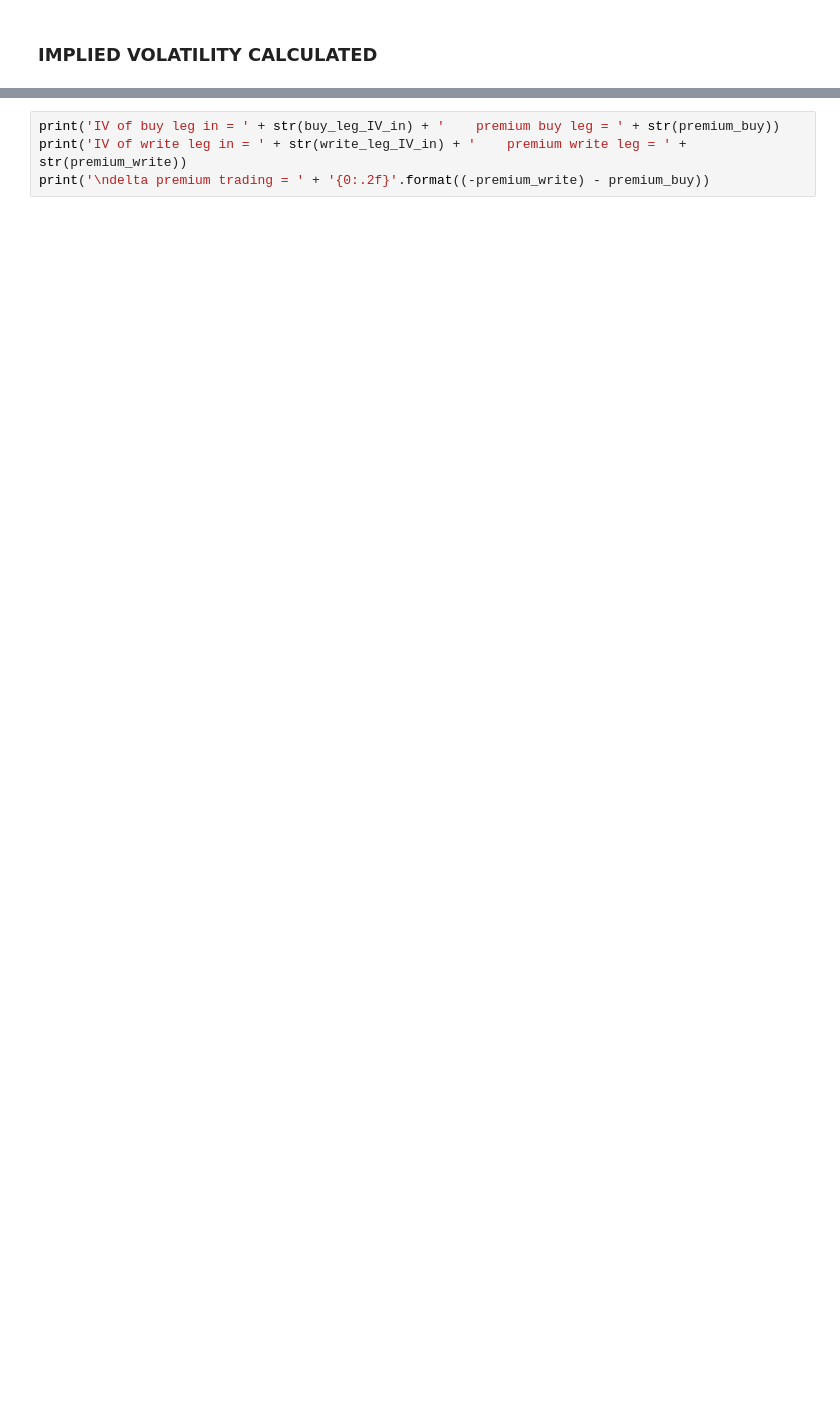
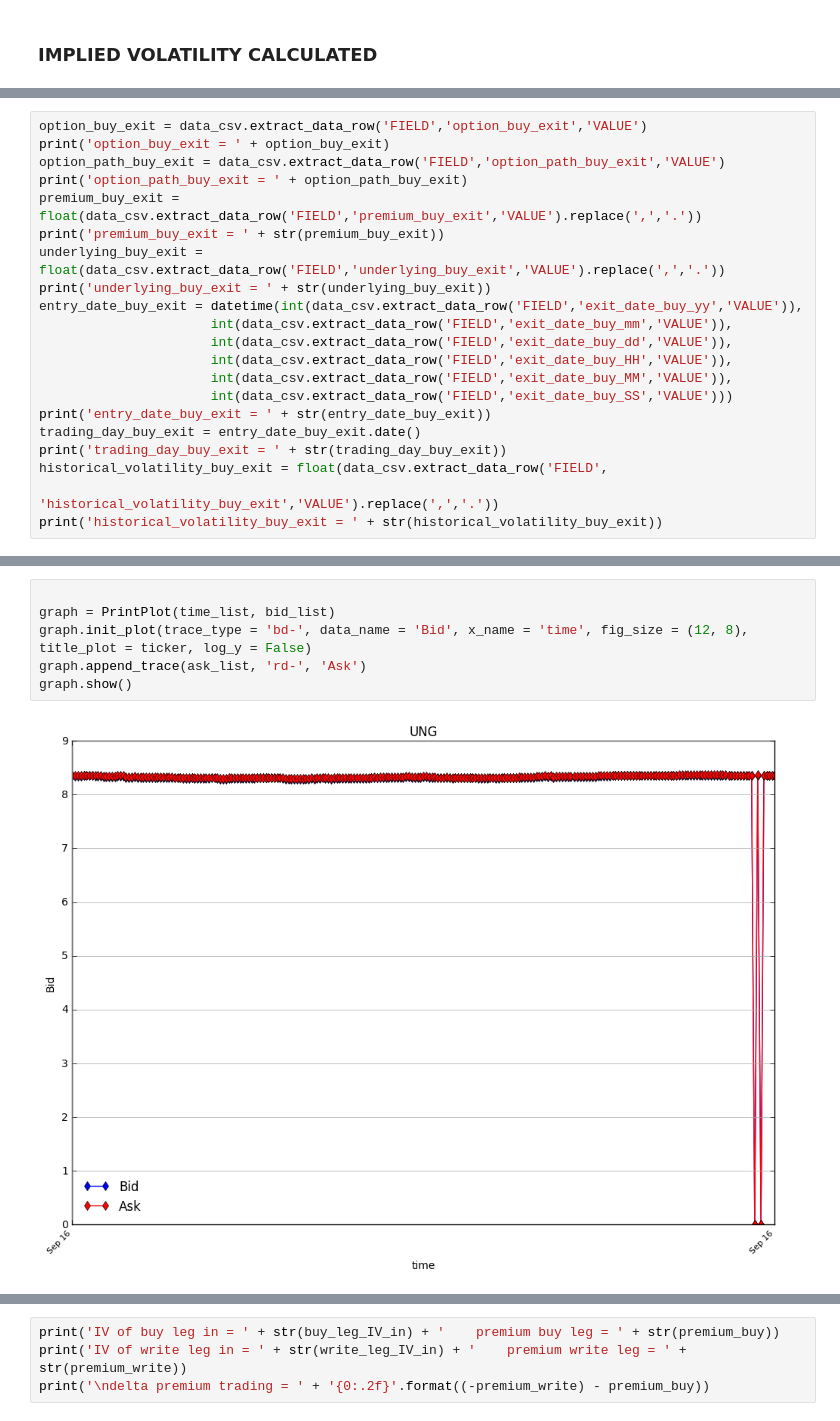
Before and after one commit to sergiosd/jupyter, a Jupyter notebook: TRADING CREDIT SPREAD.ipynb, the cells around one changed output, grey strips where cells are left out. Cells and saved outputs as stored; diff of their text form; blank space fills up the shorter version.

Commit message:
start exit information

```diff
--- a/TRADING CREDIT SPREAD.ipynb
+++ b/TRADING CREDIT SPREAD.ipynb
@@ -277,0 +299,21 @@ print('IV of write leg in = ' + str(write_leg_IV_in))
+# %%
+option_buy_exit = data_csv.extract_data_row('FIELD','option_buy_exit','VALUE')
+print('option_buy_exit = ' + option_buy_exit)
+option_path_buy_exit = data_csv.extract_data_row('FIELD','option_path_buy_exit','VALUE')
+print('option_path_buy_exit = ' + option_path_buy_exit)
+premium_buy_exit = float(data_csv.extract_data_row('FIELD','premium_buy_exit','VALUE').replace(',','.'))
+print('premium_buy_exit = ' + str(premium_buy_exit))
+underlying_buy_exit = float(data_csv.extract_data_row('FIELD','underlying_buy_exit','VALUE').replace(',','.'))
+print('underlying_buy_exit = ' + str(underlying_buy_exit))
+entry_date_buy_exit = datetime(int(data_csv.extract_data_row('FIELD','exit_date_buy_yy','VALUE')),
+                      int(data_csv.extract_data_row('FIELD','exit_date_buy_mm','VALUE')),
+                      int(data_csv.extract_data_row('FIELD','exit_date_buy_dd','VALUE')),
+                      int(data_csv.extract_data_row('FIELD','exit_date_buy_HH','VALUE')),
+                      int(data_csv.extract_data_row('FIELD','exit_date_buy_MM','VALUE')),
+                      int(data_csv.extract_data_row('FIELD','exit_date_buy_SS','VALUE')))
+print('entry_date_buy_exit = ' + str(entry_date_buy_exit))
+trading_day_buy_exit = entry_date_buy_exit.date()
+print('trading_day_buy_exit = ' + str(trading_day_buy_exit))
+historical_volatility_buy_exit = float(data_csv.extract_data_row('FIELD',
+                                                                 'historical_volatility_buy_exit','VALUE').replace(',','.'))
+print('historical_volatility_buy_exit = ' + str(historical_volatility_buy_exit))
@@ -277,0 +374,8 @@ print('IV of write leg in = ' + str(write_leg_IV_in))
+# %%
+
+graph = PrintPlot(time_list, bid_list)
+graph.init_plot(trace_type = 'bd-', data_name = 'Bid', x_name = 'time', fig_size = (12, 8), title_plot = ticker, log_y = False)
+graph.append_trace(ask_list, 'rd-', 'Ask')
+graph.show()
+# %% [output]
+[figure, added]
```
Also changed, not shown: parts of 36 cells of this notebook, 2 other files.
